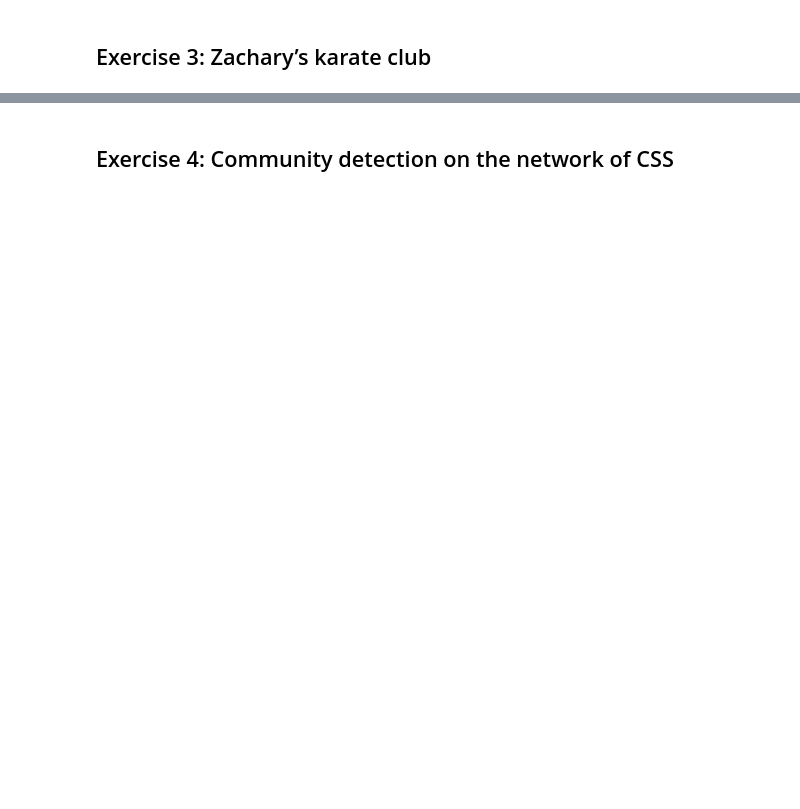
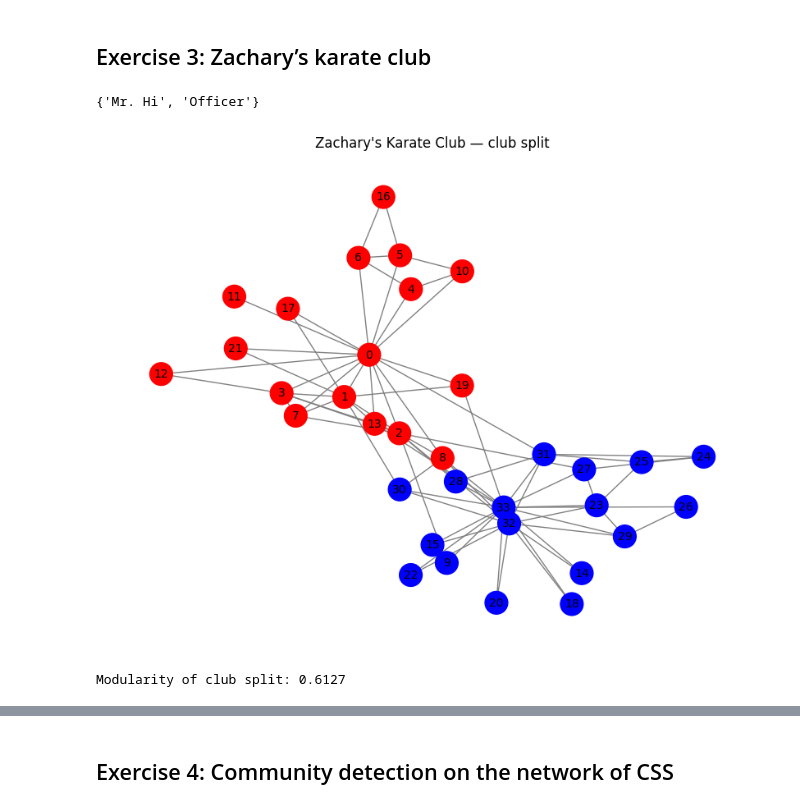
Before and after one commit to poulguoskov/cososc, a Jupyter notebook: exercises/week6.ipynb, the cells around one changed output, grey strips where cells are left out. Cells and saved outputs as stored; diff of their text form; code cells hidden in the pictures; blank space fills up the shorter version.

```diff
--- a/exercises/week6.ipynb
+++ b/exercises/week6.ipynb
@@ -396,2 +470,47 @@ numbers: with ~73k edges, each randomized network converges to a similar value.
 # %% [markdown]
 ## Exercise 3: Zachary’s karate club
+# %%
+K = nx.karate_club_graph()
+
+# get the club split attribute
+club = nx.get_node_attributes(K, "club")
+print(set(club.values()))  # see what the labels are
+
+# assign colors
+color_map = {"Mr. Hi": "red", "Officer": "blue"}
+node_colors = [color_map[club[n]] for n in K.nodes()]
+
+plt.figure(figsize=(8, 6))
+pos = nx.spring_layout(K, seed=42)
+nx.draw(K, pos, node_color=node_colors, with_labels=True,
+        node_size=400, font_size=10, edge_color="gray")
+plt.title("Zachary's Karate Club — club split")
+plt.show()
+# %% [output]
+{'Mr. Hi', 'Officer'}
+[figure, added]
+# %%
+def compute_modularity(G, partition):
+    """
+    Compute modularity of a graph partitioning.
+    G: networkx Graph
+    partition: dict mapping node -> community label
+    """
+    L = G.number_of_edges()
+    two_L = 2 * L
+    deg = dict(G.degree())
+
+    Q = 0
+    for u, v in G.edges():
+        if partition[u] == partition[v]:
+            Q += 2 * (1 - (deg[u] * deg[v]) / two_L)  # x2 because undirected
+
+    Q /= two_L
+    return Q
+
+# test it — question 4: compute modularity of the club split
+club_partition = nx.get_node_attributes(K, "club")
+Q_club = compute_modularity(K, club_partition)
+print(f"Modularity of club split: {Q_club:.4f}")
+# %% [output]
+Modularity of club split: 0.6127
```
Also changed, not shown: parts of 23 cells of this notebook, 4 other files.
